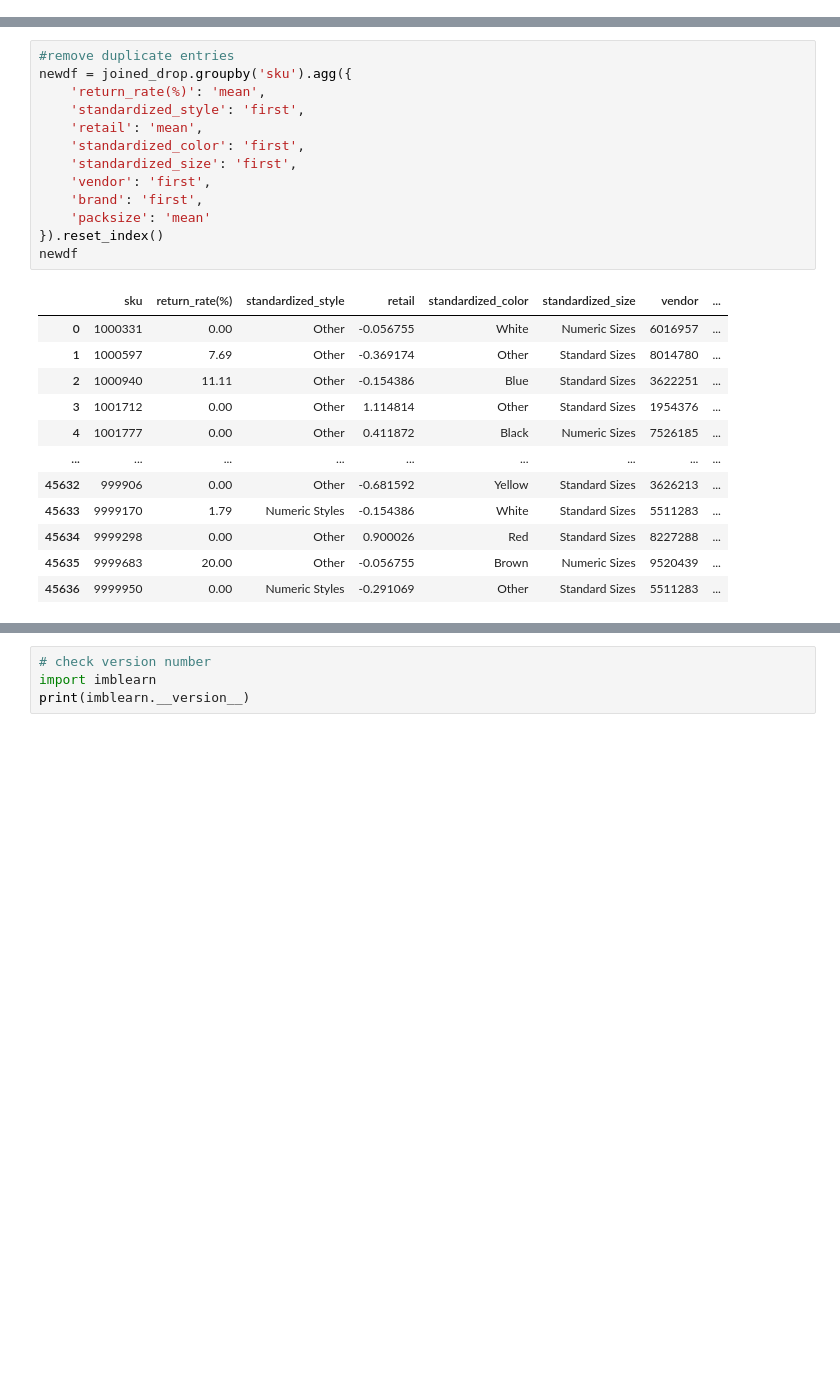
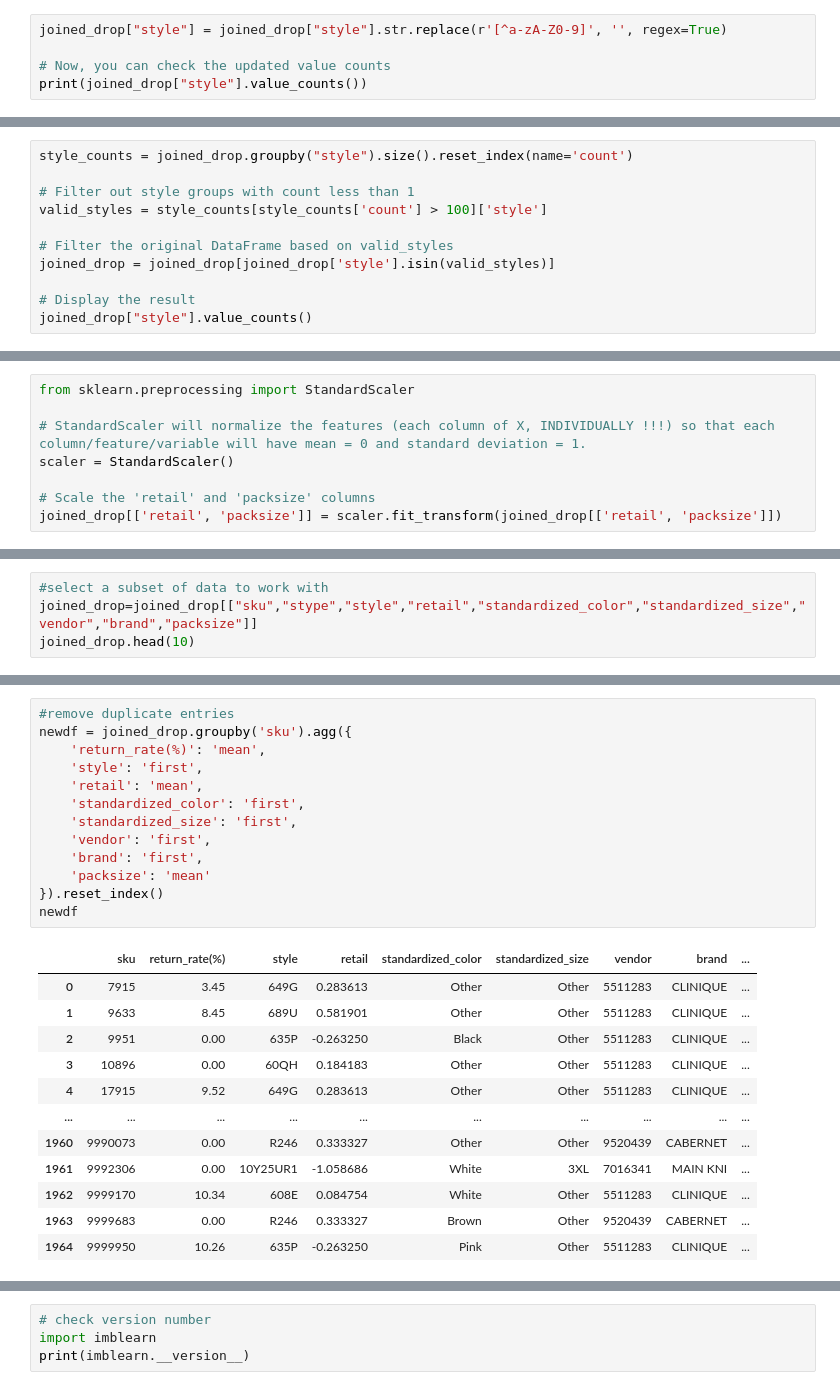
Before and after one commit to KiraaaaLuo/Black-Friday-Return-Prediction_Project, a Jupyter notebook: 5.Model_Training&Selection/Week_10.ipynb, the cells around one changed output, grey strips where cells are left out. Drawn from its saved outputs; the diff is of its cells as text; blank space fills up the shorter version.

```diff
--- a/5.Model_Training&Selection/Week_10.ipynb
+++ b/5.Model_Training&Selection/Week_10.ipynb
@@ -35,0 +598,5 @@ joined_drop.head(10)
+# %%
+joined_drop["style"] = joined_drop["style"].str.replace(r'[^a-zA-Z0-9]', '', regex=True)
+
+# Now, you can check the updated value counts
+print(joined_drop["style"].value_counts())
@@ -35,0 +636,11 @@ joined_drop.head(10)
+# %%
+style_counts = joined_drop.groupby("style").size().reset_index(name='count')
+
+# Filter out style groups with count less than 1
+valid_styles = style_counts[style_counts['count'] > 100]['style']
+
+# Filter the original DataFrame based on valid_styles
+joined_drop = joined_drop[joined_drop['style'].isin(valid_styles)]
+
+# Display the result
+joined_drop["style"].value_counts()
@@ -35,0 +785,8 @@ joined_drop.head(10)
+# %%
+from sklearn.preprocessing import StandardScaler
+
+# StandardScaler will normalize the features (each column of X, INDIVIDUALLY !!!) so that each column/feature/variable will have mean = 0 and standard deviation = 1.
+scaler = StandardScaler()
+
+# Scale the 'retail' and 'packsize' columns
+joined_drop[['retail', 'packsize']] = scaler.fit_transform(joined_drop[['retail', 'packsize']])
@@ -35,0 +881,4 @@ joined_drop.head(10)
+# %%
+#select a subset of data to work with
+joined_drop=joined_drop[["sku","stype","style","retail","standardized_color","standardized_size","vendor","brand","packsize"]]
+joined_drop.head(10)
@@ -79,26 +940,26 @@ joined_drop.head(20)
 # %%
 #remove duplicate entries
 newdf = joined_drop.groupby('sku').agg({
     'return_rate(%)': 'mean',
-    'standardized_style': 'first',
+    'style': 'first',
     'retail': 'mean',
     'standardized_color': 'first',
     'standardized_size': 'first',
     'vendor': 'first',
     'brand': 'first',
     'packsize': 'mean'
 }).reset_index()
 newdf
 # %% [output]
-|  | sku | return_rate(%) | standardized_style | retail | standardized_color | standardized_size | vendor | ... |
-| 0 | 1000331 | 0.00 | Other | -0.056755 | White | Numeric Sizes | 6016957 | ... |
-| 1 | 1000597 | 7.69 | Other | -0.369174 | Other | Standard Sizes | 8014780 | ... |
-| 2 | 1000940 | 11.11 | Other | -0.154386 | Blue | Standard Sizes | 3622251 | ... |
-| 3 | 1001712 | 0.00 | Other | 1.114814 | Other | Standard Sizes | 1954376 | ... |
-| 4 | 1001777 | 0.00 | Other | 0.411872 | Black | Numeric Sizes | 7526185 | ... |
-| ... | ... | ... | ... | ... | ... | ... | ... | ... |
-| 45632 | 999906 | 0.00 | Other | -0.681592 | Yellow | Standard Sizes | 3626213 | ... |
-| 45633 | 9999170 | 1.79 | Numeric Styles | -0.154386 | White | Standard Sizes | 5511283 | ... |
-| 45634 | 9999298 | 0.00 | Other | 0.900026 | Red | Standard Sizes | 8227288 | ... |
-| 45635 | 9999683 | 20.00 | Other | -0.056755 | Brown | Numeric Sizes | 9520439 | ... |
-| 45636 | 9999950 | 0.00 | Numeric Styles | -0.291069 | Other | Standard Sizes | 5511283 | ... |
+|  | sku | return_rate(%) | style | retail | standardized_color | standardized_size | vendor | brand | ... |
+| 0 | 7915 | 3.45 | 649G | 0.283613 | Other | Other | 5511283 | CLINIQUE | ... |
+| 1 | 9633 | 8.45 | 689U | 0.581901 | Other | Other | 5511283 | CLINIQUE | ... |
+| 2 | 9951 | 0.00 | 635P | -0.263250 | Black | Other | 5511283 | CLINIQUE | ... |
+| 3 | 10896 | 0.00 | 60QH | 0.184183 | Other | Other | 5511283 | CLINIQUE | ... |
+| 4 | 17915 | 9.52 | 649G | 0.283613 | Other | Other | 5511283 | CLINIQUE | ... |
+| ... | ... | ... | ... | ... | ... | ... | ... | ... | ... |
+| 1960 | 9990073 | 0.00 | R246 | 0.333327 | Other | Other | 9520439 | CABERNET | ... |
+| 1961 | 9992306 | 0.00 | 10Y25UR1 | -1.058686 | White | 3XL | 7016341 | MAIN KNI | ... |
+| 1962 | 9999170 | 10.34 | 608E | 0.084754 | White | Other | 5511283 | CLINIQUE | ... |
+| 1963 | 9999683 | 0.00 | R246 | 0.333327 | Brown | Other | 9520439 | CABERNET | ... |
+| 1964 | 9999950 | 10.26 | 635P | -0.263250 | Pink | Other | 5511283 | CLINIQUE | ... |
```
Also changed, not shown: parts of 113 cells of this notebook.
